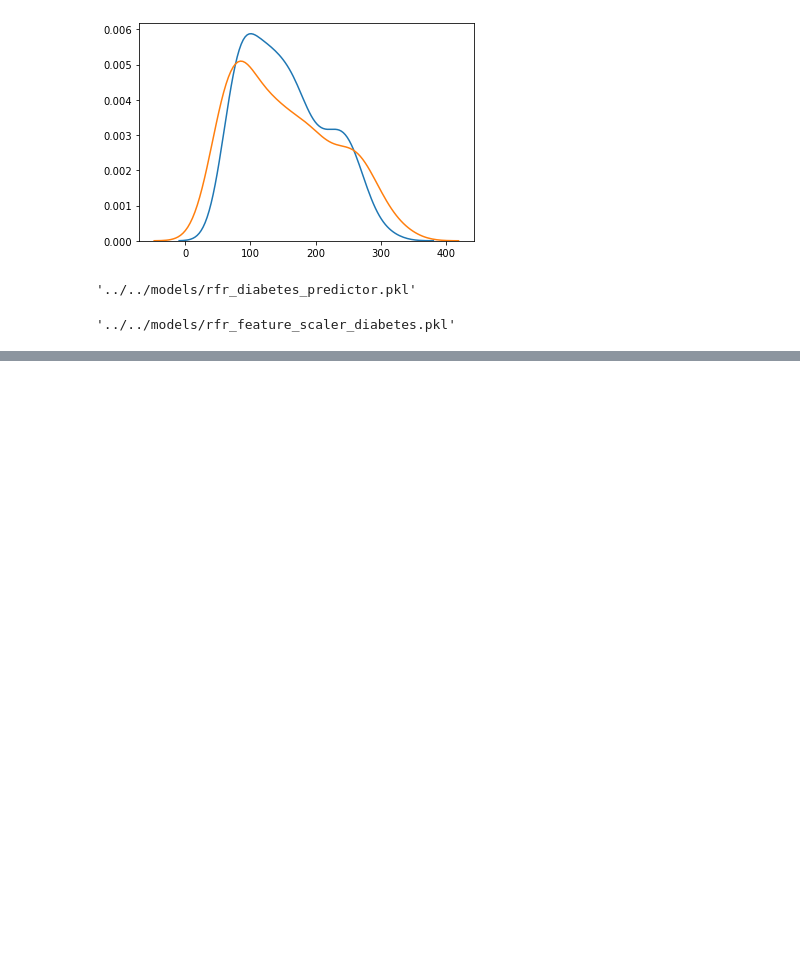
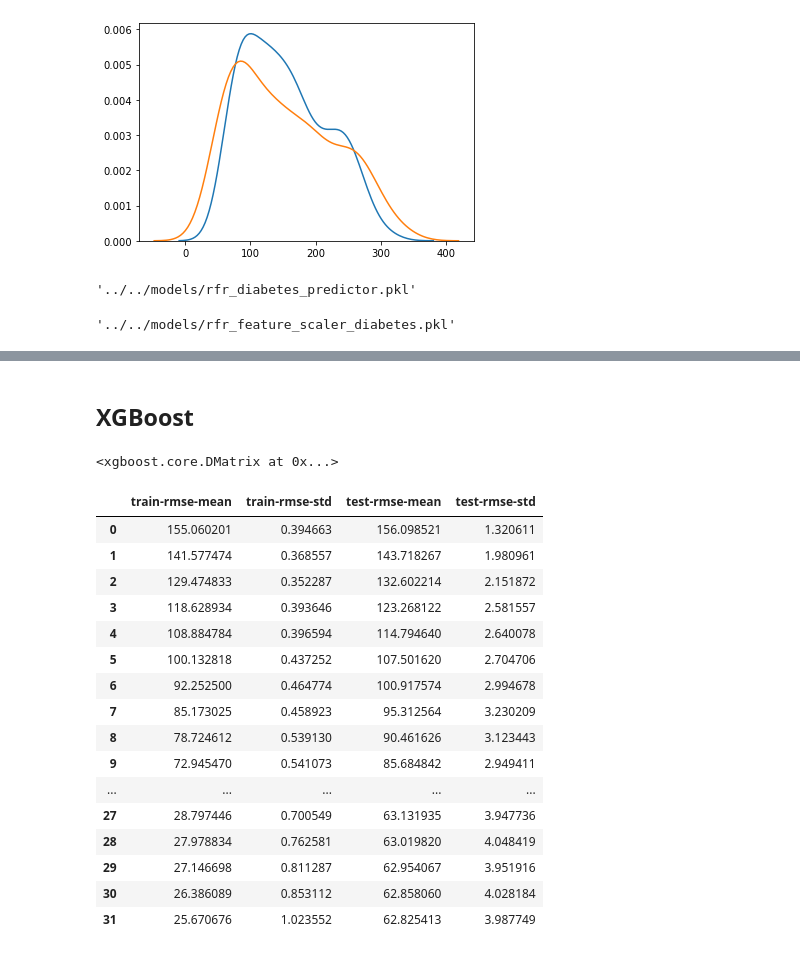
Before and after one commit to Barnwalswati/ML, a Jupyter notebook: supervised_ml/regression/random_forest_regr.ipynb, the cells around one changed output, grey strips where cells are left out. Saved outputs shown, nothing was run; the diff lists cells and outputs as text; code cells hidden in the pictures; blank space fills up the shorter version.

```diff
--- a/supervised_ml/regression/random_forest_regr.ipynb
+++ b/supervised_ml/regression/random_forest_regr.ipynb
@@ -124,0 +140,2 @@ save_model('../../models/rfr_feature_scaler_diabetes.pkl',feature_scalar)
+# %% [markdown]
+## XGBoost
@@ -124,0 +146,5 @@ save_model('../../models/rfr_feature_scaler_diabetes.pkl',feature_scalar)
+# %%
+data_matrix = xgb.DMatrix(data=x, label=y)
+data_matrix
+# %% [output]
+<xgboost.core.DMatrix at 0x...>
@@ -124,0 +165,20 @@ save_model('../../models/rfr_feature_scaler_diabetes.pkl',feature_scalar)
+# %%
+result
+# %% [output]
+|  | train-rmse-mean | train-rmse-std | test-rmse-mean | test-rmse-std |
+| 0 | 155.060201 | 0.394663 | 156.098521 | 1.320611 |
+| 1 | 141.577474 | 0.368557 | 143.718267 | 1.980961 |
+| 2 | 129.474833 | 0.352287 | 132.602214 | 2.151872 |
+| 3 | 118.628934 | 0.393646 | 123.268122 | 2.581557 |
+| 4 | 108.884784 | 0.396594 | 114.794640 | 2.640078 |
+| 5 | 100.132818 | 0.437252 | 107.501620 | 2.704706 |
+| 6 | 92.252500 | 0.464774 | 100.917574 | 2.994678 |
+| 7 | 85.173025 | 0.458923 | 95.312564 | 3.230209 |
+| 8 | 78.724612 | 0.539130 | 90.461626 | 3.123443 |
+| 9 | 72.945470 | 0.541073 | 85.684842 | 2.949411 |
+| ... | ... | ... | ... | ... |
+| 27 | 28.797446 | 0.700549 | 63.131935 | 3.947736 |
+| 28 | 27.978834 | 0.762581 | 63.019820 | 4.048419 |
+| 29 | 27.146698 | 0.811287 | 62.954067 | 3.951916 |
+| 30 | 26.386089 | 0.853112 | 62.858060 | 4.028184 |
+| 31 | 25.670676 | 1.023552 | 62.825413 | 3.987749 |
```
Also changed, not shown: parts of 7 cells of this notebook, 12 other files.
